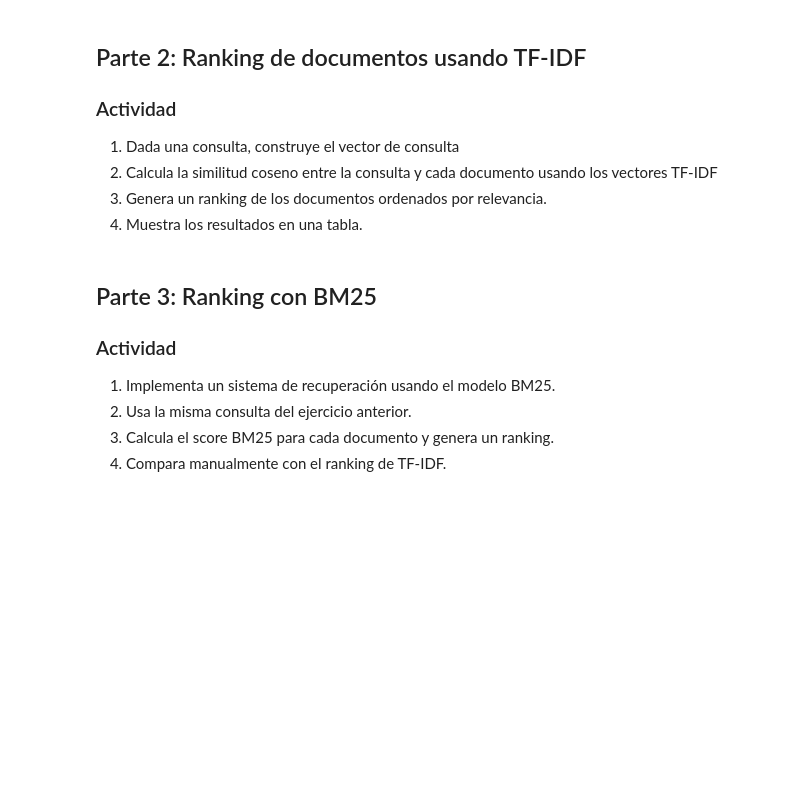
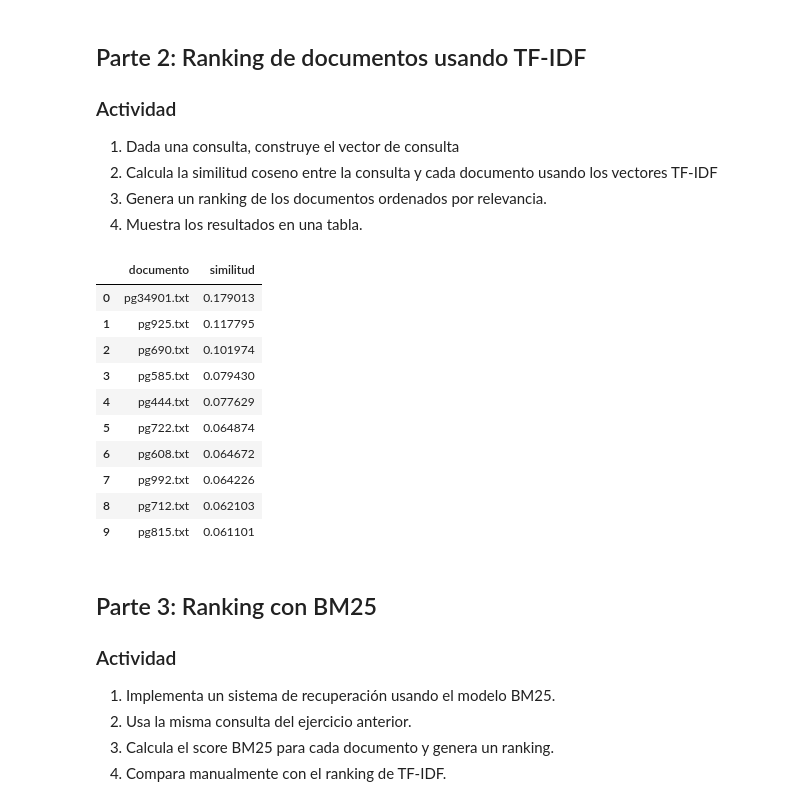
Before and after one commit to Erickezro/ir26a, a Jupyter notebook: 04bm25.ipynb, the cells around one changed output. Cells and saved outputs as stored; diff of their text form; code cells hidden in the pictures; blank space fills up the shorter version.

```diff
--- a/04bm25.ipynb
+++ b/04bm25.ipynb
@@ -47,3 +39,27 @@ you will have to check the laws of the country whe
 1. Construye la matriz de términos (TF), y calcula la frecuencia de documentos (DF)
 2. Calcula TF-IDF utilizando sklearn.
 3. Visualiza los valores en un DataFrame para analizar las diferencias entre los términos.
+# %%
+import pandas as pd
+from sklearn.feature_extraction.text import CountVectorizer, TfidfVectorizer
+
+# 1. Matriz TF y DF
+tf_vec = CountVectorizer(max_features=5000, stop_words="english")
+tf_matrix = tf_vec.fit_transform(corpusbooks1000)
+vocab = tf_vec.get_feature_names_out()
+
+df_values = (tf_matrix > 0).sum(axis=0).A1  # cuántos docs tienen el término
+
+# 2. TF-IDF
+tfidf_vec = TfidfVectorizer(vocabulary=vocab,max_features=5000, stop_words="english")
+tfidf_matrix = tfidf_vec.fit_transform(corpusbooks1000)
+
+# 3. DataFrame comparativo
+df_result = pd.DataFrame({
+    "term"      : vocab,
+    "total_tf"  : tf_matrix.sum(axis=0).A1.astype(int),
+    "df"        : df_values.astype(int),
+    "mean_tfidf": tfidf_matrix.mean(axis=0).A1.round(6)
+}).sort_values("mean_tfidf", ascending=False).reset_index(drop=True)
+
+print(df_result.head(20))
@@ -56,6 +90,39 @@ you will have to check the laws of the country whe
 2. Calcula la similitud coseno entre la consulta y cada documento usando los vectores TF-IDF
 3. Genera un ranking de los documentos ordenados por relevancia.
 4. Muestra los resultados en una tabla.
+# %%
+import numpy as np
+from sklearn.metrics.pairwise import cosine_similarity
+
+#1. Vector de consulta
+
+query = "freedom and liberty"
+query_vec = tfidf_vec.transform([query]) # Transformar la consulta al espacio TF-IDF
+
+#2. Similitud coseno entre la consulta y cada documento(todos)
+similitudes = cosine_similarity(query_vec, tfidf_matrix).flatten()
+
+#3. Ranking documentos ordenados por relevancia
+ranking_idx = np.argsort(similitudes)[::-1]
+
+df_ranking = pd.DataFrame({
+    "documento": [books1000[i] for i in ranking_idx],
+    "similitud": similitudes[ranking_idx]
+})
+
+df_ranking.head(10) # top 10 de docs
+# %% [output]
+|  | documento | similitud |
+| 0 | pg34901.txt | 0.179013 |
+| 1 | pg925.txt | 0.117795 |
+| 2 | pg690.txt | 0.101974 |
+| 3 | pg585.txt | 0.079430 |
+| 4 | pg444.txt | 0.077629 |
+| 5 | pg722.txt | 0.064874 |
+| 6 | pg608.txt | 0.064672 |
+| 7 | pg992.txt | 0.064226 |
+| 8 | pg712.txt | 0.062103 |
+| 9 | pg815.txt | 0.061101 |
 # %% [markdown]
 ## Parte 3: Ranking con BM25
 
```
Also changed, not shown: parts of 5 cells of this notebook.
